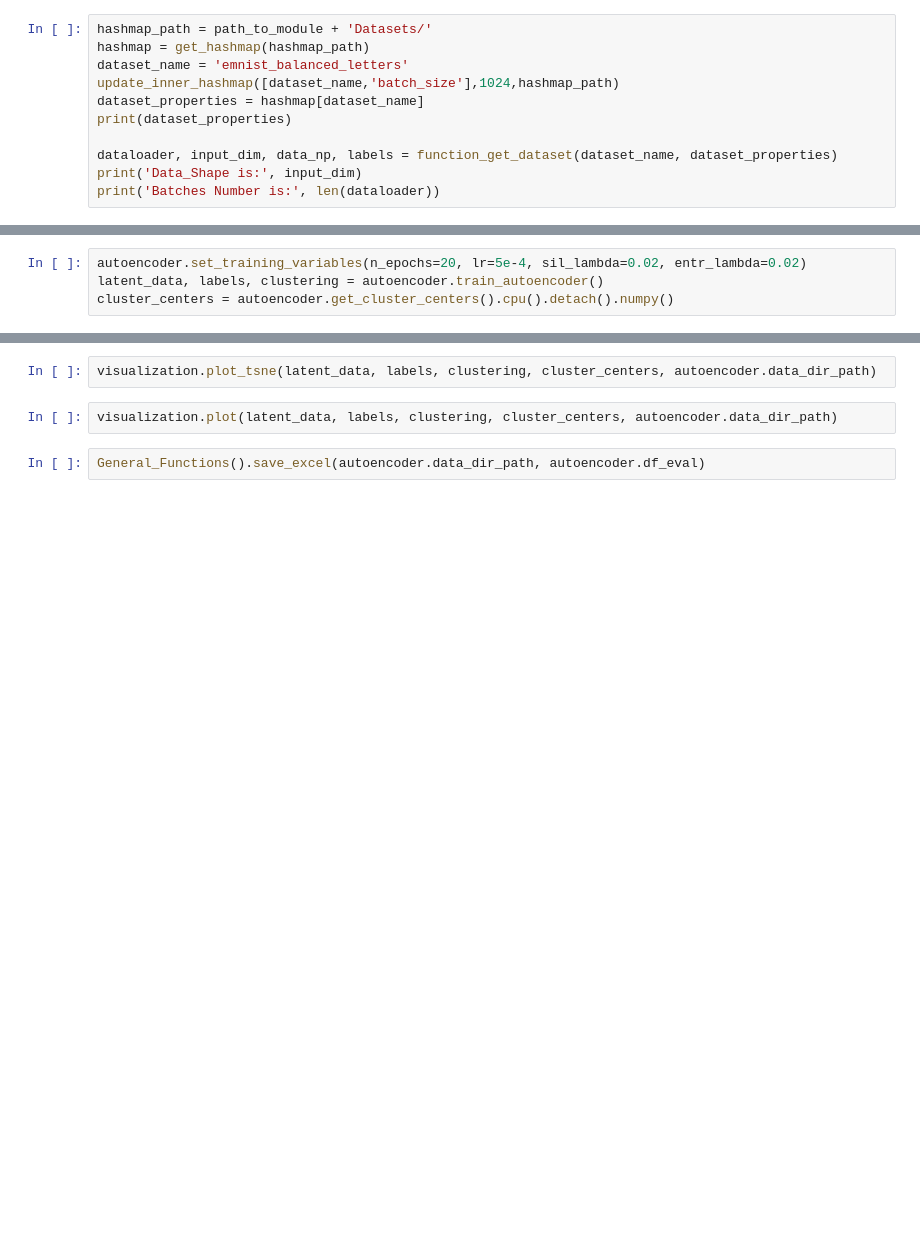
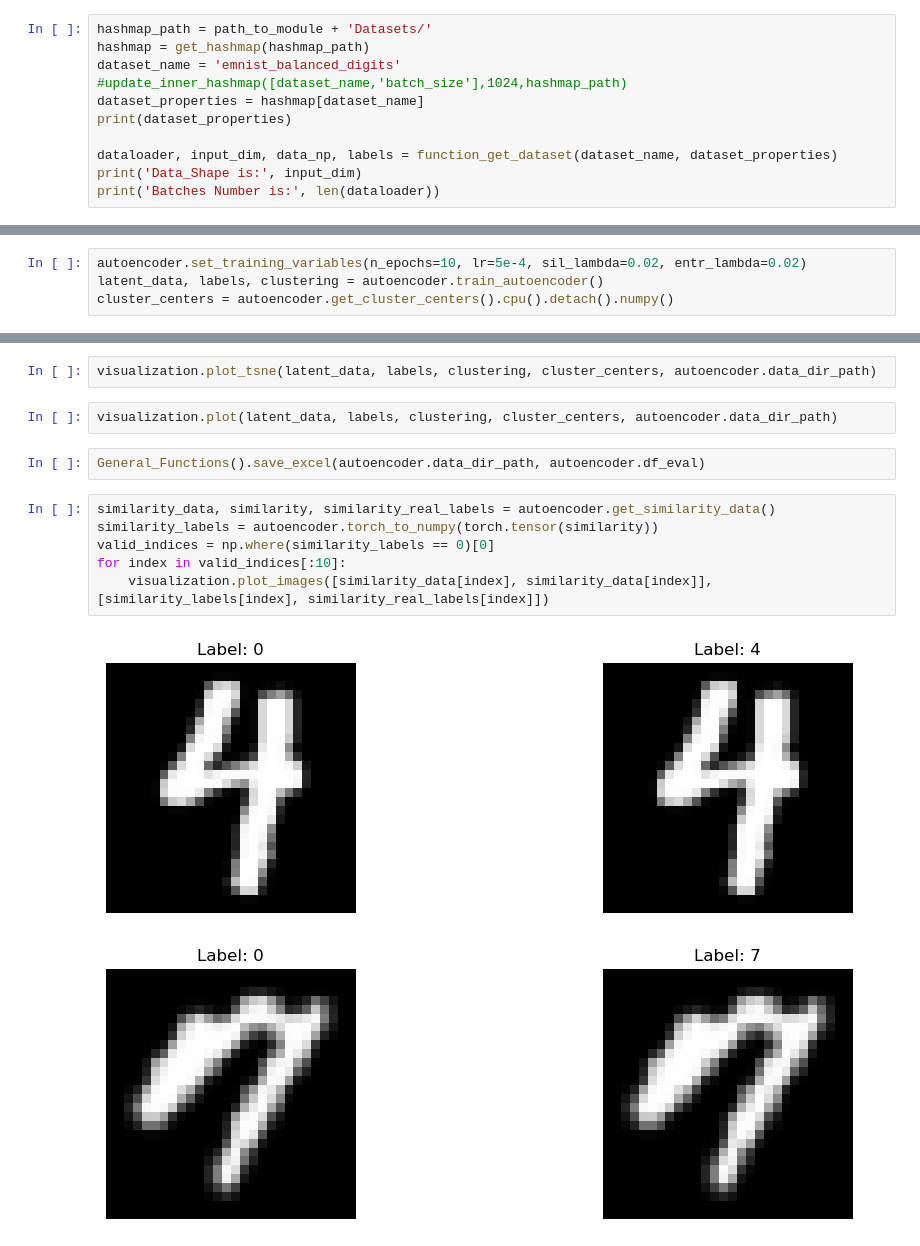
Before and after one commit to gvardakas/Soft-Silhouette, a Jupyter notebook: Autoencoder_Experiments.ipynb, the cells around one changed output, grey strips where cells are left out. Saved outputs shown, nothing was run; the diff lists cells and outputs as text; blank space fills up the shorter version.

```diff
--- a/Autoencoder_Experiments.ipynb
+++ b/Autoencoder_Experiments.ipynb
@@ -37,8 +37,8 @@ visualization = Visualization()
 # %%
 hashmap_path = path_to_module + 'Datasets/'
 hashmap = get_hashmap(hashmap_path)
-dataset_name = 'emnist_balanced_letters'
-update_inner_hashmap([dataset_name,'batch_size'],1024,hashmap_path)
+dataset_name = 'emnist_balanced_digits'
+#update_inner_hashmap([dataset_name,'batch_size'],1024,hashmap_path)
 dataset_properties = hashmap[dataset_name]
 print(dataset_properties)
 
@@ -150,7 +150,7 @@ ACC: 0.70 PUR: 0.70 NMI: 0.63 ARI: 0.53
 # %% [markdown]
 ### Train Autoencoder
 # %%
-autoencoder.set_training_variables(n_epochs=20, lr=5e-4, sil_lambda=0.02, entr_lambda=0.02)
+autoencoder.set_training_variables(n_epochs=10, lr=5e-4, sil_lambda=0.02, entr_lambda=0.02)
 latent_data, labels, clustering = autoencoder.train_autoencoder()
 cluster_centers = autoencoder.get_cluster_centers().cpu().detach().numpy()
 # %% [output]
@@ -171,3 +170,12 @@ visualization.plot_tsne(latent_data, labels, clustering, cluster_centers, autoen
 visualization.plot(latent_data, labels, clustering, cluster_centers, autoencoder.data_dir_path)
 # %%
 General_Functions().save_excel(autoencoder.data_dir_path, autoencoder.df_eval)
+# %%
+similarity_data, similarity, similarity_real_labels = autoencoder.get_similarity_data()
+similarity_labels = autoencoder.torch_to_numpy(torch.tensor(similarity))
+valid_indices = np.where(similarity_labels == 0)[0]
+for index in valid_indices[:10]:
+    visualization.plot_images([similarity_data[index], similarity_data[index]], [similarity_labels[index], similarity_real_labels[index]])
+# %% [output]
+[figure, added]
+[figure, added]
```
Also changed, not shown: parts of 5 cells of this notebook, 4 other files.
